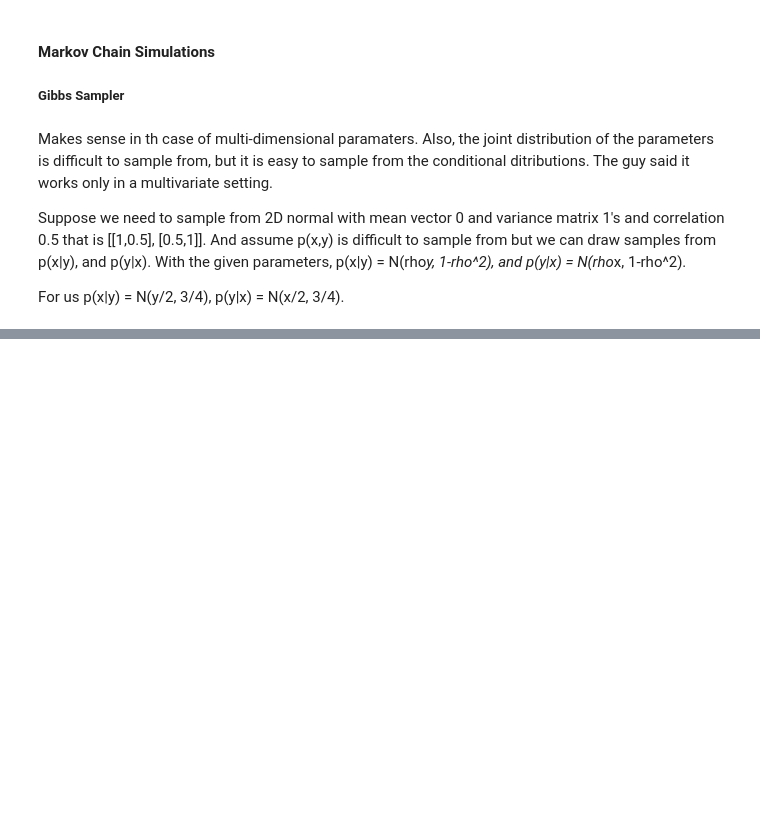
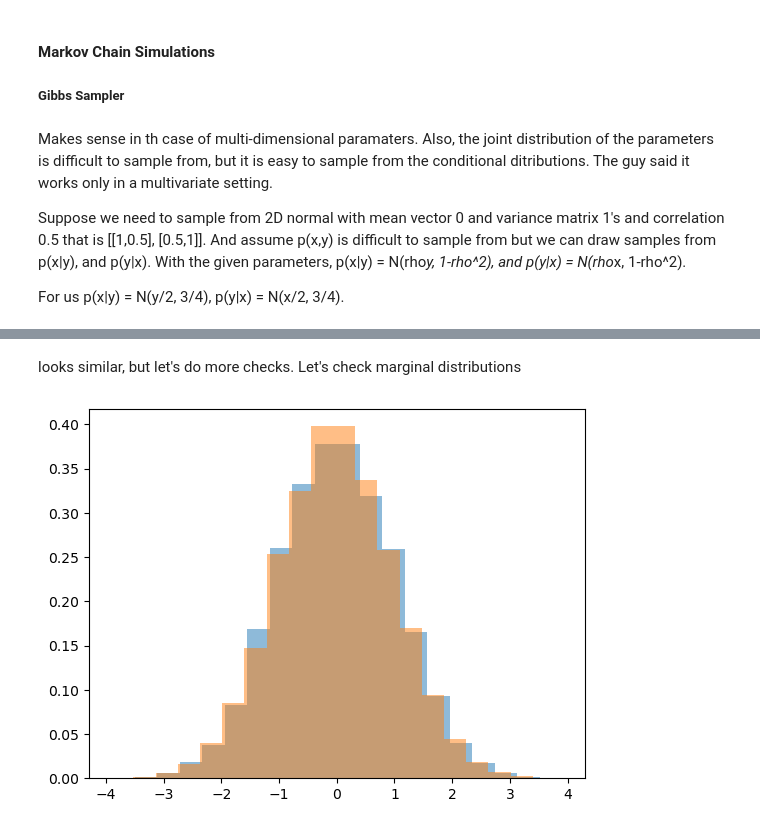
Before and after one commit to Gayara-Fernando/Bayes_computations, a Jupyter notebook: Gibbs_sampler.ipynb, the cells around one changed output, grey strips where cells are left out. Saved outputs shown, nothing was run; the diff lists cells and outputs as text; code cells hidden in the pictures; blank space fills up the shorter version.

```diff
--- a/Gibbs_sampler.ipynb
+++ b/Gibbs_sampler.ipynb
@@ -20,0 +57,9 @@ Then we repeat the 2nd and 3rd steps as many times as we need. The first sample
+# %% [markdown]
+looks similar, but let's do more checks. Let's check marginal distributions
+# %%
+# for x
+plt.hist(true_samples[:,0], bins = 20, density = True, alpha = 0.5)
+plt.hist(samples['x'], bins = 20, density = True, alpha = 0.5)
+plt.show()
+# %% [output]
+[figure, added]
```
Also changed, not shown: parts of 20 cells of this notebook.
